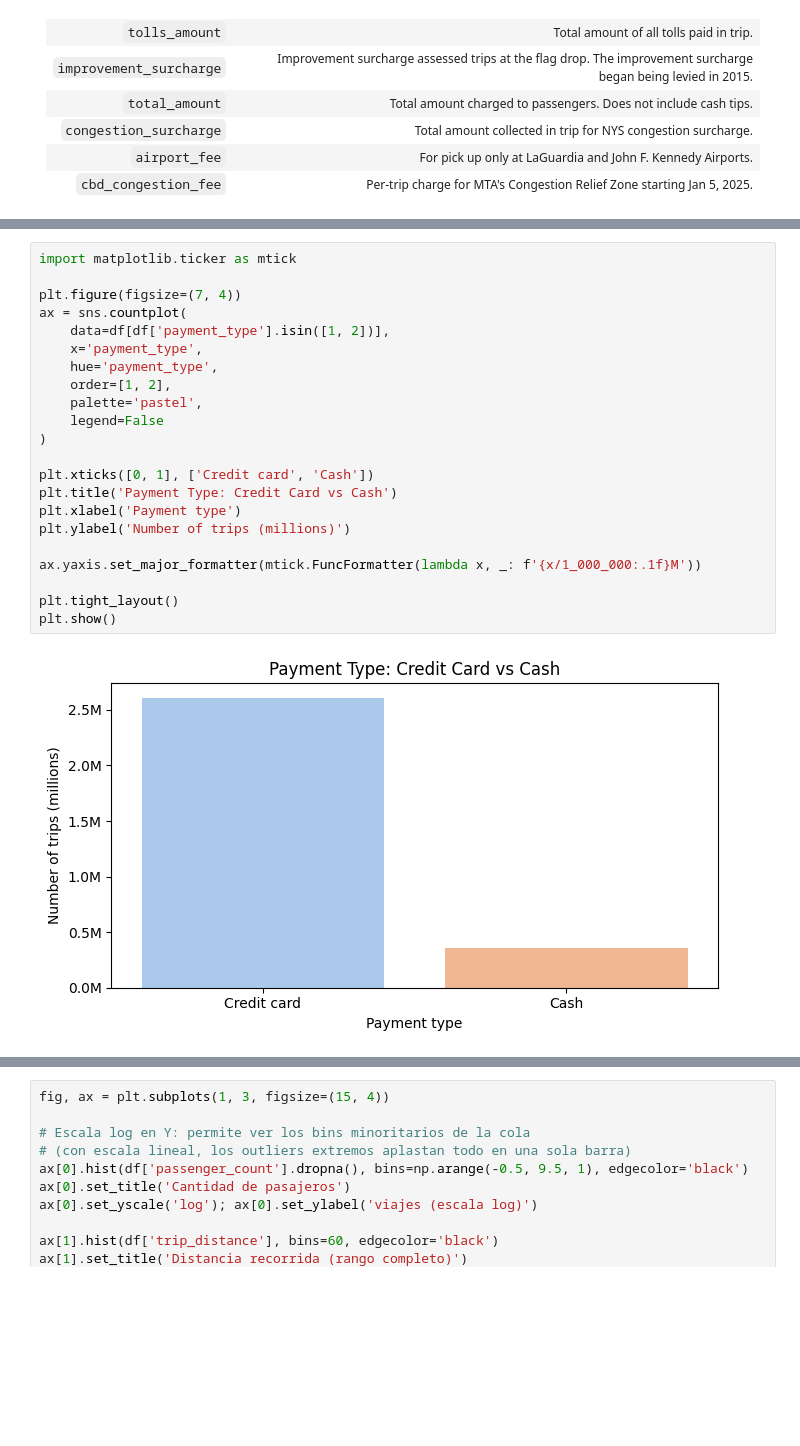
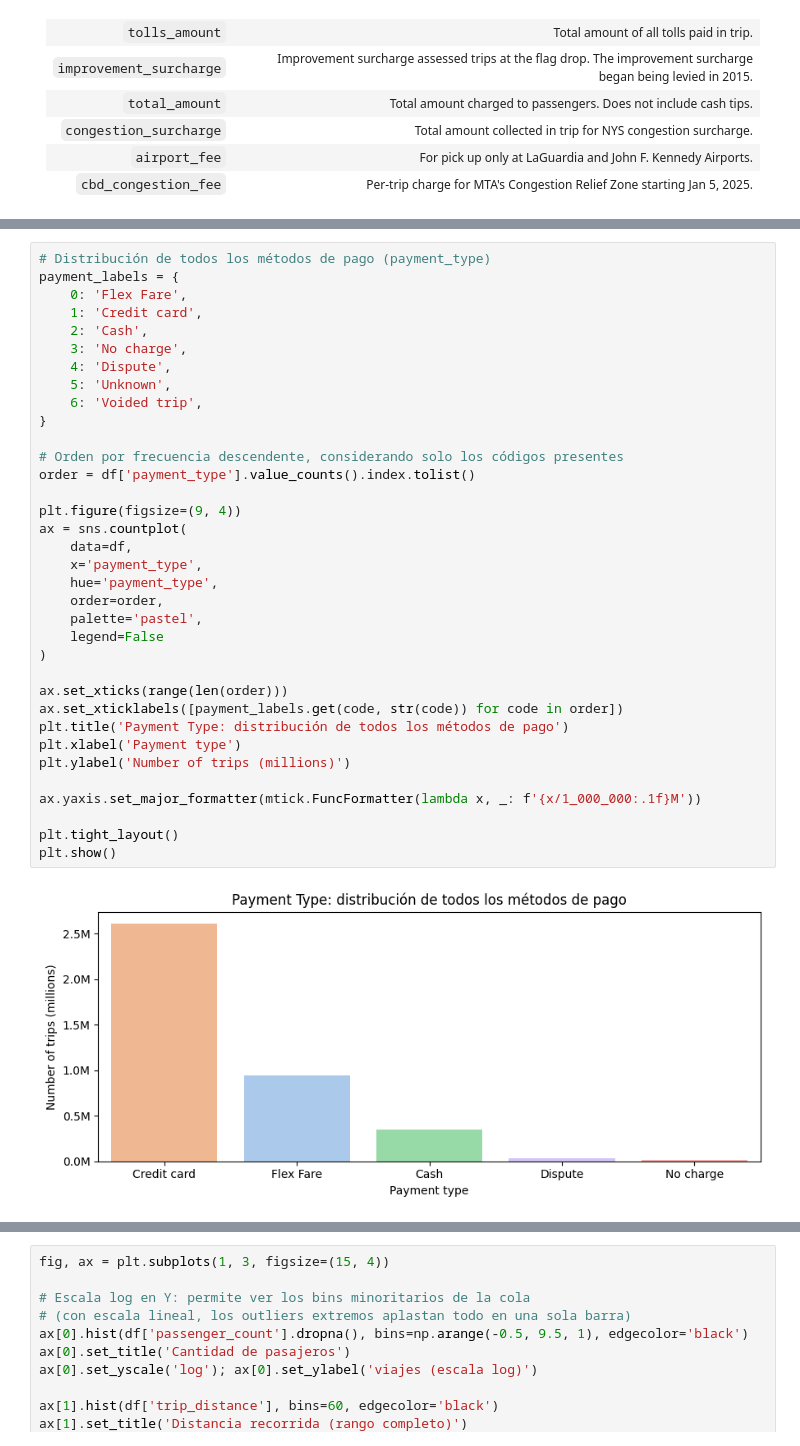
Before and after one commit to nmoguilner/ceia_add, a Jupyter notebook: tp_grupal_eda_planA_propina.ipynb, the cells around one changed output, grey strips where cells are left out. Drawn from its saved outputs; the diff is of its cells as text; blank space fills up the shorter version.

```diff
--- a/tp_grupal_eda_planA_propina.ipynb
+++ b/tp_grupal_eda_planA_propina.ipynb
@@ -170,27 +178,40 @@ min      0.000000e+00
 max      4.000000e+00
 Name: payment_type, dtype: float64
 # %%
-import matplotlib.ticker as mtick
+# Distribución de todos los métodos de pago (payment_type)
+payment_labels = {
+    0: 'Flex Fare',
+    1: 'Credit card',
+    2: 'Cash',
+    3: 'No charge',
+    4: 'Dispute',
+    5: 'Unknown',
+    6: 'Voided trip',
+}
 
-plt.figure(figsize=(7, 4))
+# Orden por frecuencia descendente, considerando solo los códigos presentes
+order = df['payment_type'].value_counts().index.tolist()
+
+plt.figure(figsize=(9, 4))
 ax = sns.countplot(
-    data=df[df['payment_type'].isin([1, 2])],
+    data=df,
     x='payment_type',
     hue='payment_type',
-    order=[1, 2],
+    order=order,
     palette='pastel',
     legend=False
 )
 
-plt.xticks([0, 1], ['Credit card', 'Cash'])
-plt.title('Payment Type: Credit Card vs Cash')
+ax.set_xticks(range(len(order)))
+ax.set_xticklabels([payment_labels.get(code, str(code)) for code in order])
+plt.title('Payment Type: distribución de todos los métodos de pago')
 plt.xlabel('Payment type')
 plt.ylabel('Number of trips (millions)')
 
 ax.yaxis.set_major_formatter(mtick.FuncFormatter(lambda x, _: f'{x/1_000_000:.1f}M'))
 
 plt.tight_layout()
 plt.show()
 # %% [output]
-[figure, old version]
+[figure, new version]
 # %%
```
Also changed, not shown: parts of 38 cells of this notebook, 1 other file.
